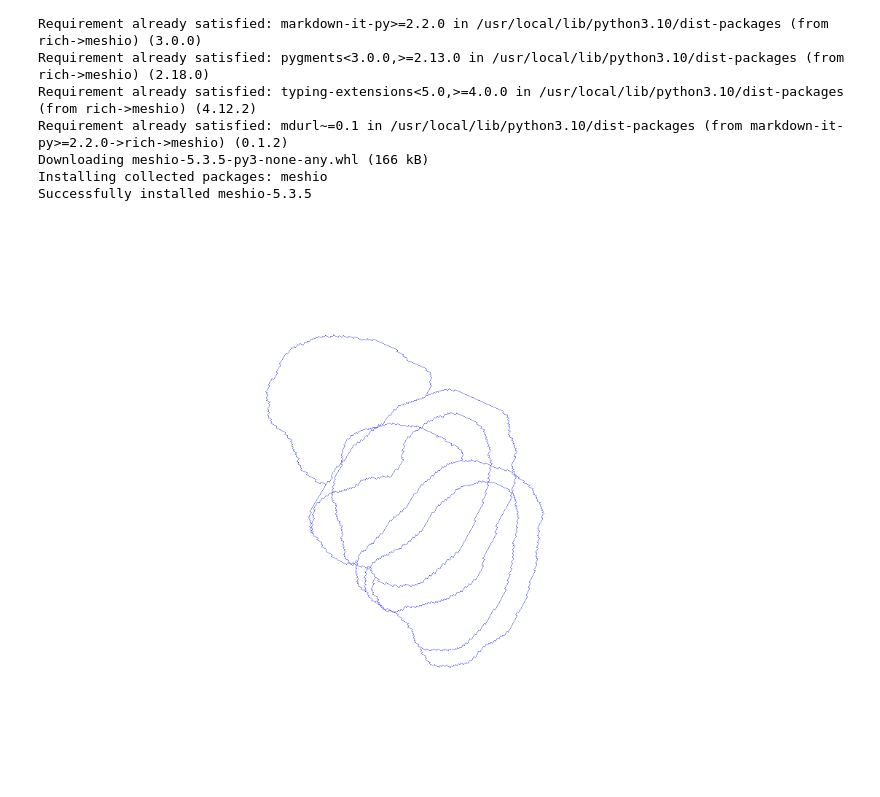
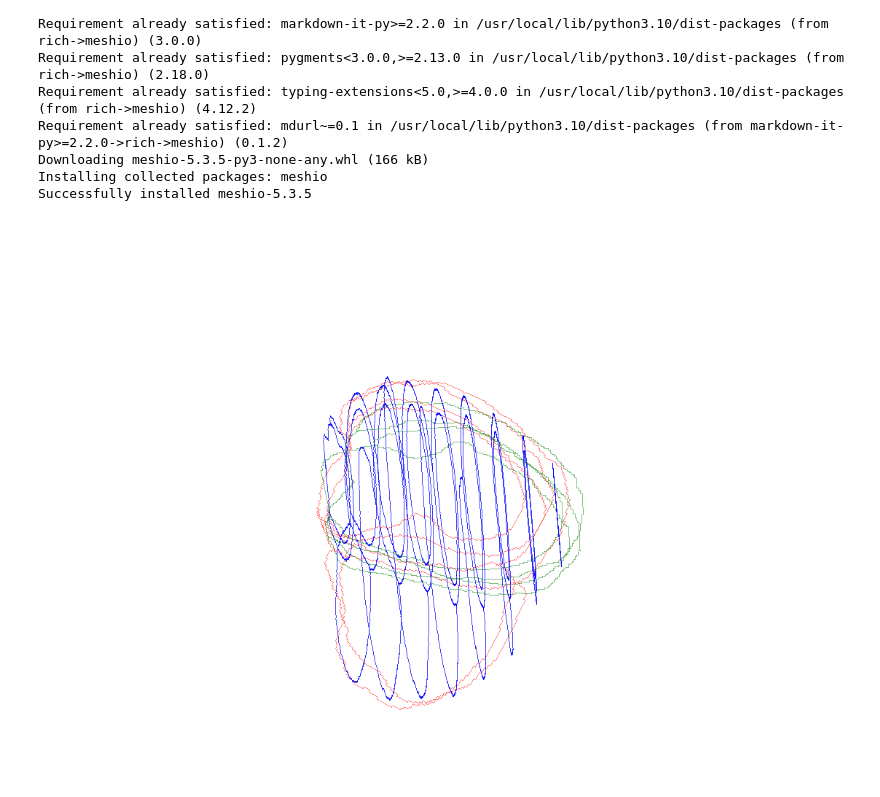
Before and after one commit to Vicente836/Practica-Ihealth, a Jupyter notebook: segm_to_mesh.ipynb, the cells around one changed output. Cells and saved outputs as stored; diff of their text form; code cells hidden in the pictures.

```diff
--- a/segm_to_mesh.ipynb
+++ b/segm_to_mesh.ipynb
@@ -170,14 +152,22 @@ LV_EC, RV_EC, EPI_EC = data_segm_EC
 data_segm_ELVI, slices_ELVI = nifti_to_mesh('0771_ELVI_ED_segm.nii', axis='ELVI')
 LV_ELVI, RV_ELVI, EPI_ELVI = data_segm_ELVI
 # %%
-model = pv.merge(slices_4CH)
+model1 = pv.merge(slices_EC)
+model2 = pv.merge(slices_ELVI)
+model3 = pv.merge(slices_4CH)
 p = pv.Plotter()
-#p.add_mesh(LV_4CH, color = 'red', opacity=0.5)
-#p.add_mesh(RV_4CH, color = 'blue', opacity = 0.5)
-#p.add_mesh(EPI_4CH, color = 'green', opacity=0.5)
-#p.add_mesh(slices_4CH[0], color = 'red', opacity=0.5)
-#p.add_mesh(slices_4CH[1], color = 'green', opacity=0.5)
-p.add_mesh(model, color = 'blue', opacity=0.5)
+p.add_mesh(LV_EC, color = 'blue', opacity=0.5)
+p.add_mesh(RV_EC, color = 'blue', opacity = 0.5)
+p.add_mesh(EPI_EC, color = 'blue', opacity=0.5)
+p.add_mesh(LV_4CH, color = 'red', opacity=0.5)
+p.add_mesh(RV_4CH, color = 'red', opacity = 0.5)
+p.add_mesh(EPI_4CH, color = 'red', opacity=0.5)
+p.add_mesh(LV_ELVI, color = 'green', opacity=0.5)
+p.add_mesh(EPI_ELVI, color = 'green', opacity=0.5)
 p.show()
+
+pv.save_meshio('EC.vtk', model1)
+pv.save_meshio('ELVI.vtk', model2)
+pv.save_meshio('4CH.vtk', model3)
 # %% [output]
-[figure, old version]
+[figure, new version]
```
Also changed, not shown: parts of 9 cells of this notebook.
